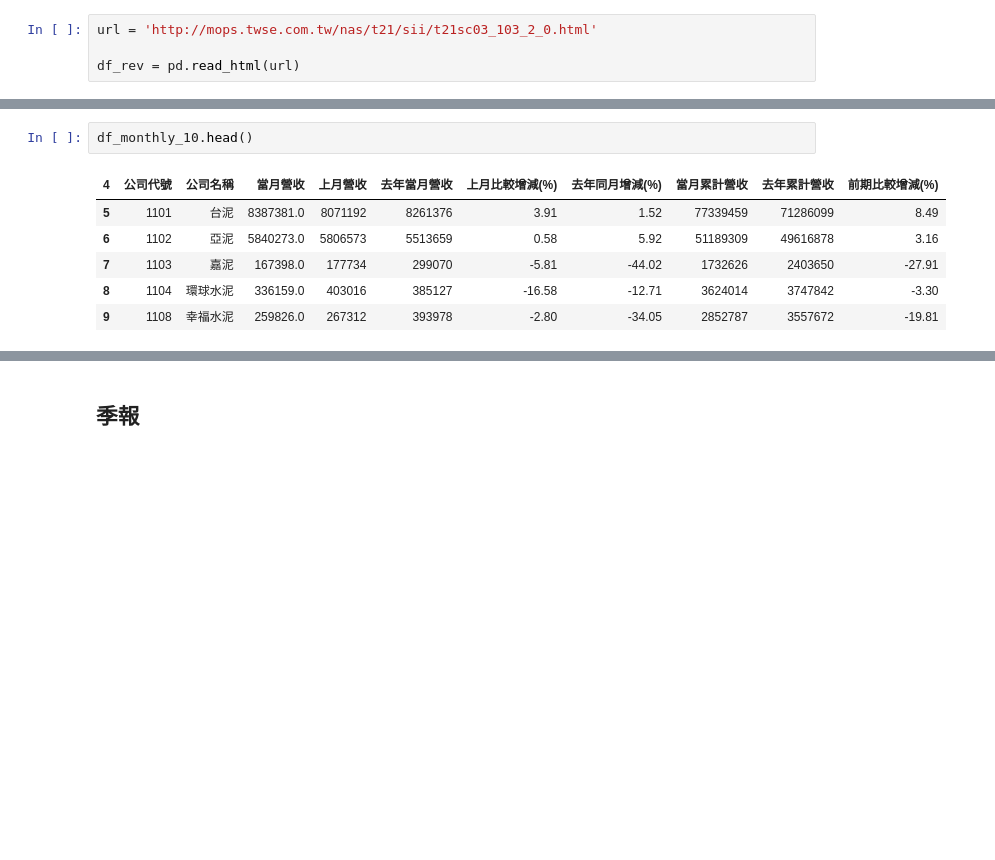
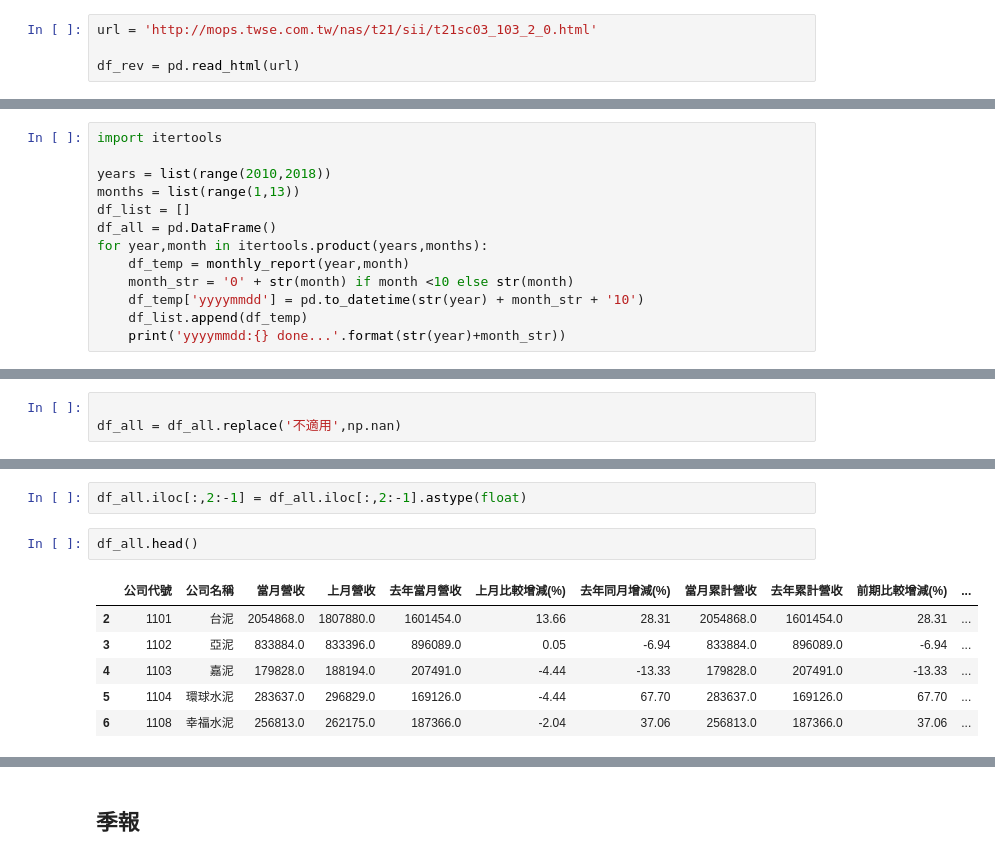
Before and after one commit to ihongChen/StockLab, a Jupyter notebook: twse_analysis.ipynb, the cells around one changed output, grey strips where cells are left out. Saved outputs shown, nothing was run; the diff lists cells and outputs as text; blank space fills up the shorter version.

Commit message:
monthly report finished

```diff
--- a/twse_analysis.ipynb
+++ b/twse_analysis.ipynb
@@ -94,0 +125,13 @@ Index(['公司代號', '公司名稱', '當月營收', '上月營收', '去年
+# %%
+import itertools
+
+years = list(range(2010,2018))
+months = list(range(1,13))
+df_list = []
+df_all = pd.DataFrame()
+for year,month in itertools.product(years,months):
+    df_temp = monthly_report(year,month)
+    month_str = '0' + str(month) if month <10 else str(month)
+    df_temp['yyyymmdd'] = pd.to_datetime(str(year) + month_str + '10')
+    df_list.append(df_temp)
+    print('yyyymmdd:{} done...'.format(str(year)+month_str))
@@ -94,0 +140,3 @@ Index(['公司代號', '公司名稱', '當月營收', '上月營收', '去年
+# %%
+
+df_all = df_all.replace('不適用',np.nan)
@@ -95,9 +158,11 @@ Index(['公司代號', '公司名稱', '當月營收', '上月營收', '去年
+# %%
+df_all.iloc[:,2:-1] = df_all.iloc[:,2:-1].astype(float)
 # %%
-df_monthly_10.head()
+df_all.head()
 # %% [output]
-| 4 | 公司代號 | 公司名稱 | 當月營收 | 上月營收 | 去年當月營收 | 上月比較增減(%) | 去年同月增減(%) | 當月累計營收 | 去年累計營收 | 前期比較增減(%) |
-| 5 | 1101 | 台泥 | 8387381.0 | 8071192 | 8261376 | 3.91 | 1.52 | 77339459 | 71286099 | 8.49 |
-| 6 | 1102 | 亞泥 | 5840273.0 | 5806573 | 5513659 | 0.58 | 5.92 | 51189309 | 49616878 | 3.16 |
-| 7 | 1103 | 嘉泥 | 167398.0 | 177734 | 299070 | -5.81 | -44.02 | 1732626 | 2403650 | -27.91 |
-| 8 | 1104 | 環球水泥 | 336159.0 | 403016 | 385127 | -16.58 | -12.71 | 3624014 | 3747842 | -3.30 |
-| 9 | 1108 | 幸福水泥 | 259826.0 | 267312 | 393978 | -2.80 | -34.05 | 2852787 | 3557672 | -19.81 |
+|  | 公司代號 | 公司名稱 | 當月營收 | 上月營收 | 去年當月營收 | 上月比較增減(%) | 去年同月增減(%) | 當月累計營收 | 去年累計營收 | 前期比較增減(%) | ... |
+| 2 | 1101 | 台泥 | 2054868.0 | 1807880.0 | 1601454.0 | 13.66 | 28.31 | 2054868.0 | 1601454.0 | 28.31 | ... |
+| 3 | 1102 | 亞泥 | 833884.0 | 833396.0 | 896089.0 | 0.05 | -6.94 | 833884.0 | 896089.0 | -6.94 | ... |
+| 4 | 1103 | 嘉泥 | 179828.0 | 188194.0 | 207491.0 | -4.44 | -13.33 | 179828.0 | 207491.0 | -13.33 | ... |
+| 5 | 1104 | 環球水泥 | 283637.0 | 296829.0 | 169126.0 | -4.44 | 67.70 | 283637.0 | 169126.0 | 67.70 | ... |
+| 6 | 1108 | 幸福水泥 | 256813.0 | 262175.0 | 187366.0 | -2.04 | 37.06 | 256813.0 | 187366.0 | 37.06 | ... |
```
Also changed, not shown: parts of 30 cells of this notebook, 2 other files.
